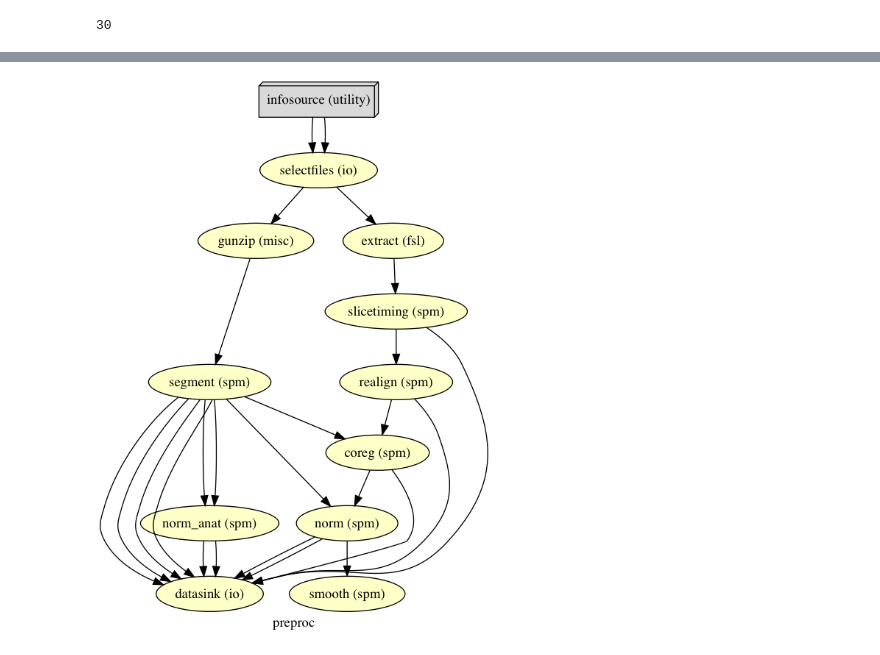
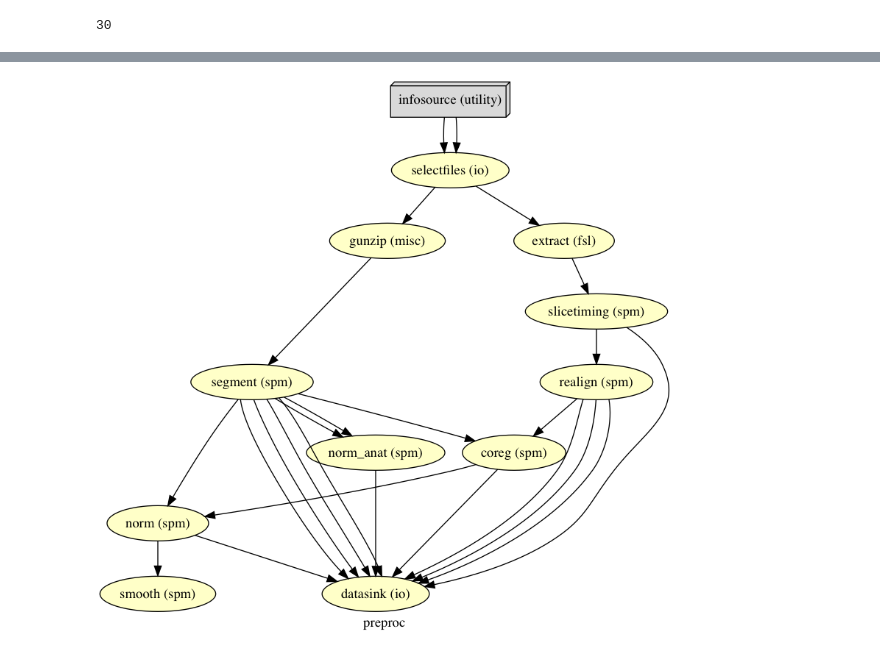
Before and after one commit to cmaumet/fmri_example_pipelines, a Jupyter notebook: scripts/nipype_ex.ipynb, the cells around one changed output, grey strips where cells are left out. Saved outputs shown, nothing was run; the diff lists cells and outputs as text; code cells hidden in the pictures.

```diff
--- a/scripts/nipype_ex.ipynb
+++ b/scripts/nipype_ex.ipynb
@@ -160,16 +160,14 @@ preproc.connect([(infosource, selectfiles, [('subject_id', 'subject_id'),
                                        ('transformation_mat', 'parameter_file')])])
 
 # Save outputs
-preproc.connect([(slicetiming, datasink, [('timecorrected_files', 'functional.se_fingerfootlips.@slicetimed')]),
-                 (realign, datasink, [('mean_image', 'functional.se_fingerfootlips.@mean_image')]),
-                 (norm, datasink, [('normalized_files', 'functional.se_fingerfootlips.norm.@files'),
-                                   ('normalized_source', 'functional.se_fingerfootlips.norm.@source'),
-                                       ]),
-                 (norm_anat, datasink, [('normalized_files', 'anat.norm.@files'),
-                                   ('normalized_source', 'anat.norm.@source'),
-                                       ]),
-                 (coreg, datasink, [('coregistered_files', 'functional.se_fingerfootlips.@files')]),
-                 (segment, datasink, [('bias_corrected_image', 'anat.@biascorr'),
+preproc.connect([(slicetiming, datasink, [('timecorrected_files', 'functional.@slicetimed')]),
+                 (realign, datasink, [('mean_image', 'functional.@realigned_mean'),
+                                      ('realigned_files', 'functional.@realigned'),
+                                      ('realignment_parameters', 'functional.@realigned_param')]),
+                 (coreg, datasink, [('coregistered_files', 'functional.@coreg')]),
+                 (norm, datasink, [('normalized_source', 'functional.@norm')]),
+                 (norm_anat, datasink, [('normalized_source', 'anat.@norm')]),
+                 (segment, datasink, [('bias_corrected_image', 'anat.@t1'),
                                       ('native_gm_image', 'anat.@gm'),
                                       ('native_wm_image', 'anat.@wm'),
                                       ('native_csf_image', 'anat.@csf')])
@@ -185,5 +183,5 @@ Image(filename=os.path.join(preproc.base_dir, 'preproc', 'graph.png'))
          Generated workflow graph: /Users/camaumet/Softs/fmri_example_pipelines/scripts/../output/nipype/preproc/graph.png (graph2use=colored, simple_form=True).
-[figure, old version]
+[figure, new version]
 # %%
 preproc.run('MultiProc', plugin_args={'n_procs': 1})
 # %% [output]
```
Also changed, not shown: parts of 10 cells of this notebook.
